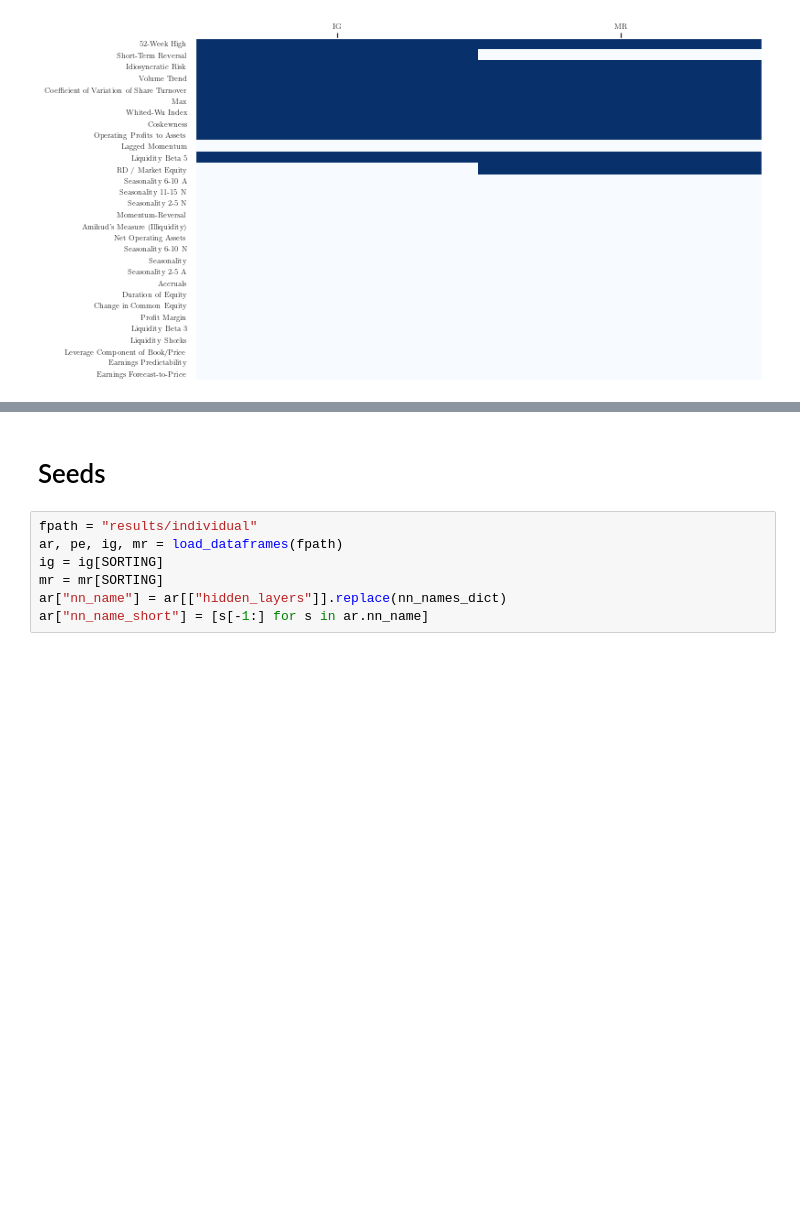
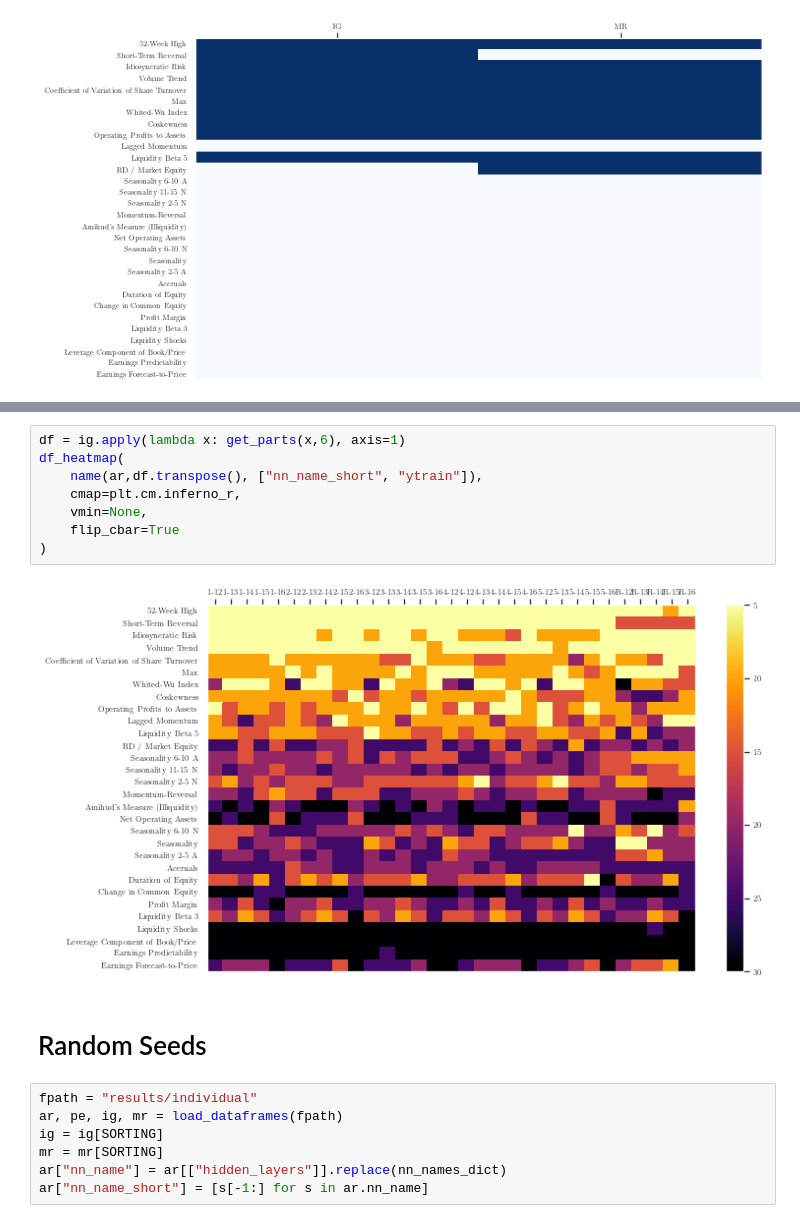
Before and after one commit to karolinachalupova/DiplomaThesis, a Jupyter notebook: results_plots.ipynb, the cells around one changed output, grey strips where cells are left out. Cells and saved outputs as stored; diff of their text form; blank space fills up the shorter version.

```diff
--- a/results_plots.ipynb
+++ b/results_plots.ipynb
@@ -307,5 +322,15 @@ df_heatmap(
+# %%
+df = ig.apply(lambda x: get_parts(x,6), axis=1)
+df_heatmap(
+    name(ar,df.transpose(), ["nn_name_short", "ytrain"]),
+    cmap=plt.cm.inferno_r,
+    vmin=None,
+    flip_cbar=True
+)
+# %% [output]
+[figure, added]
 # %% [markdown]
-# Seeds
+# Random Seeds
 # %%
 fpath = "results/individual"
 ar, pe, ig, mr = load_dataframes(fpath)
```
Also changed, not shown: parts of 14 cells of this notebook.
